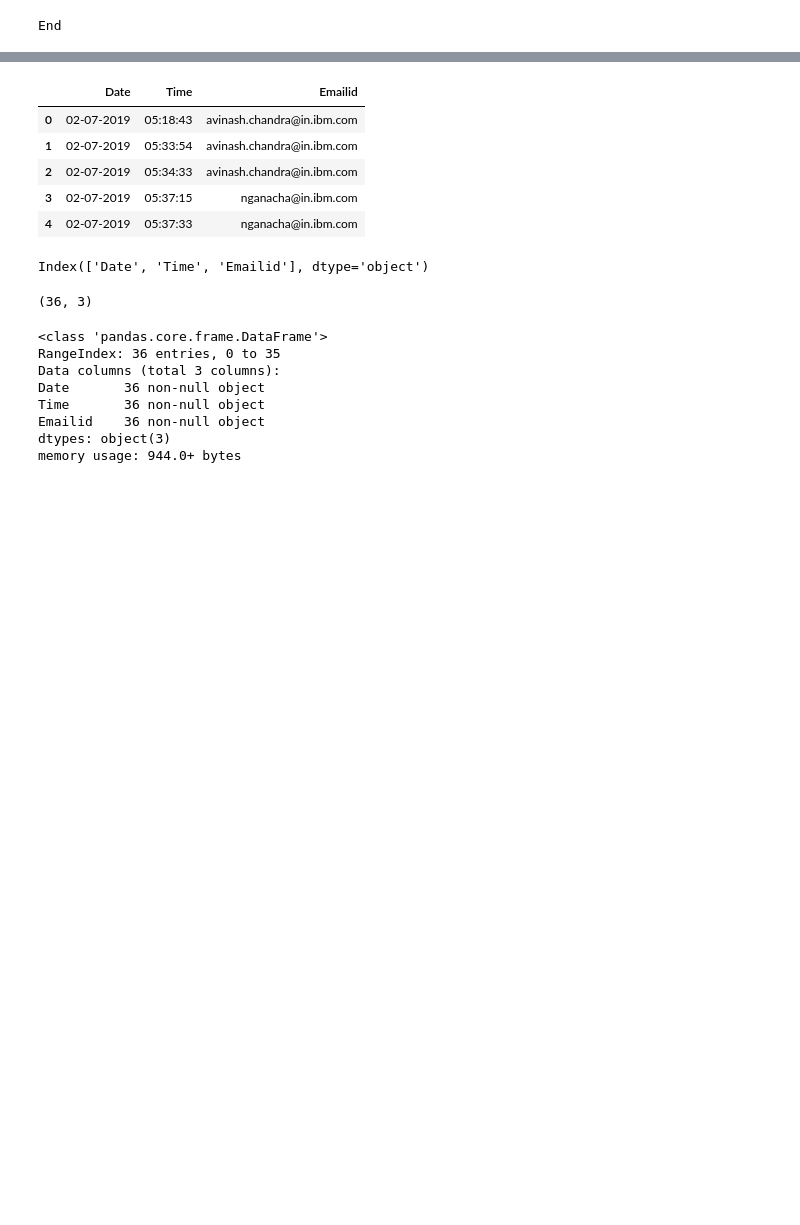
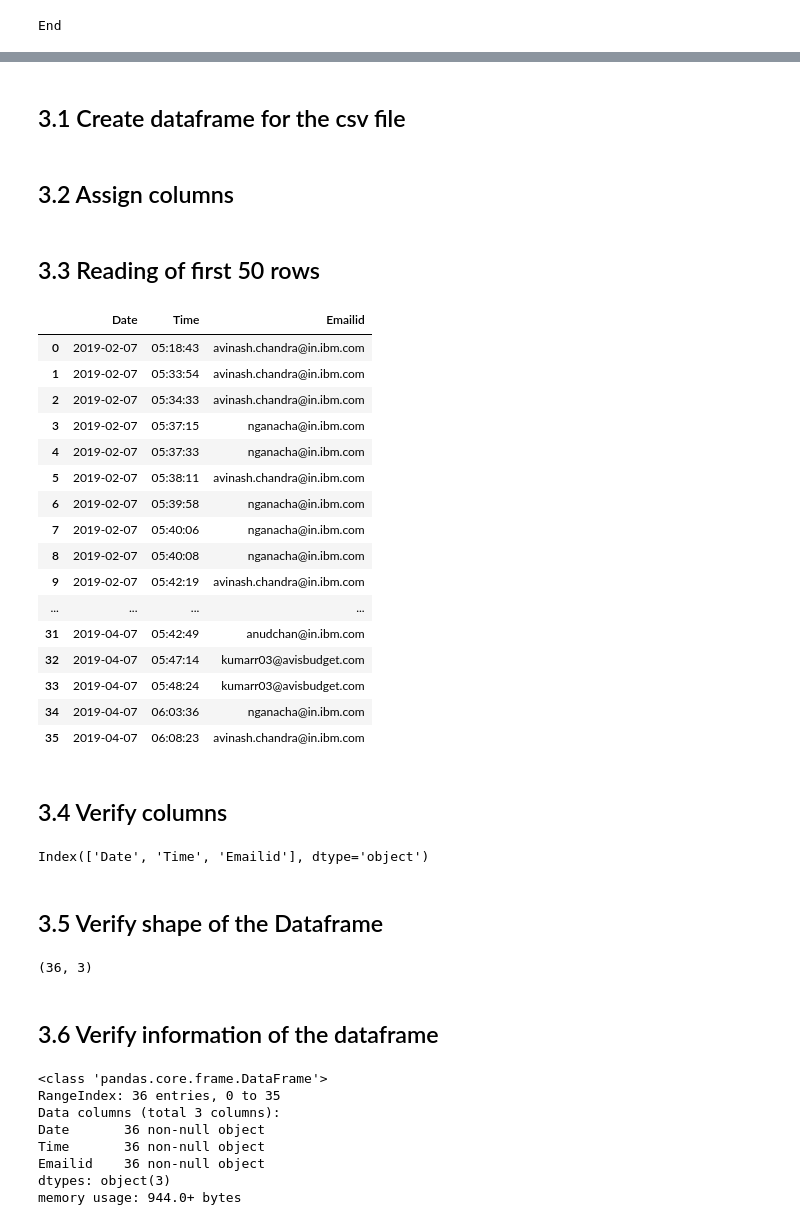
Before and after one commit to SudhakarAnemu/AI-DS-ML-DL-, a Jupyter notebook: LogAnalysis.ipynb, the cells around one changed output, grey strips where cells are left out. Cells and saved outputs as stored; diff of their text form; code cells hidden in the pictures; blank space fills up the shorter version.

```diff
--- a/LogAnalysis.ipynb
+++ b/LogAnalysis.ipynb
@@ -168,24 +89,47 @@ with open(txtfile, 'r') as infile, open(csvfile, 'w') as outfile:
+# %% [markdown]
+## 3.1 Create dataframe for the csv file
 # %%
 df = pd.read_csv('2ConvCsvFile.csv')
+# %% [markdown]
+## 3.2 Assign columns
 # %%
 df.columns = ["Date", "Time", "Emailid"]
+# %% [markdown]
+## 3.3 Reading of first 50 rows
 # %%
-df.head(5)
+df.head(50)
 # %% [output]
 |  | Date | Time | Emailid |
-| 0 | 02-07-2019 | 05:18:43 | avinash.chandra@in.ibm.com |
-| 1 | 02-07-2019 | 05:33:54 | avinash.chandra@in.ibm.com |
-| 2 | 02-07-2019 | 05:34:33 | avinash.chandra@in.ibm.com |
-| 3 | 02-07-2019 | 05:37:15 | nganacha@in.ibm.com |
-| 4 | 02-07-2019 | 05:37:33 | nganacha@in.ibm.com |
+| 0 | 2019-02-07 | 05:18:43 | avinash.chandra@in.ibm.com |
+| 1 | 2019-02-07 | 05:33:54 | avinash.chandra@in.ibm.com |
+| 2 | 2019-02-07 | 05:34:33 | avinash.chandra@in.ibm.com |
+| 3 | 2019-02-07 | 05:37:15 | nganacha@in.ibm.com |
+| 4 | 2019-02-07 | 05:37:33 | nganacha@in.ibm.com |
+| 5 | 2019-02-07 | 05:38:11 | avinash.chandra@in.ibm.com |
+| 6 | 2019-02-07 | 05:39:58 | nganacha@in.ibm.com |
+| 7 | 2019-02-07 | 05:40:06 | nganacha@in.ibm.com |
+| 8 | 2019-02-07 | 05:40:08 | nganacha@in.ibm.com |
+| 9 | 2019-02-07 | 05:42:19 | avinash.chandra@in.ibm.com |
+| ... | ... | ... | ... |
+| 31 | 2019-04-07 | 05:42:49 | anudchan@in.ibm.com |
+| 32 | 2019-04-07 | 05:47:14 | kumarr03@avisbudget.com |
+| 33 | 2019-04-07 | 05:48:24 | kumarr03@avisbudget.com |
+| 34 | 2019-04-07 | 06:03:36 | nganacha@in.ibm.com |
+| 35 | 2019-04-07 | 06:08:23 | avinash.chandra@in.ibm.com |
+# %% [markdown]
+## 3.4 Verify columns
 # %%
 df.columns
 # %% [output]
 Index(['Date', 'Time', 'Emailid'], dtype='object')
+# %% [markdown]
+## 3.5 Verify shape of the Dataframe
 # %%
 df.shape
 # %% [output]
 (36, 3)
+# %% [markdown]
+## 3.6 Verify information of the dataframe
 # %%
 df.info()
 # %% [output]
```
Also changed, not shown: parts of 32 cells of this notebook.
